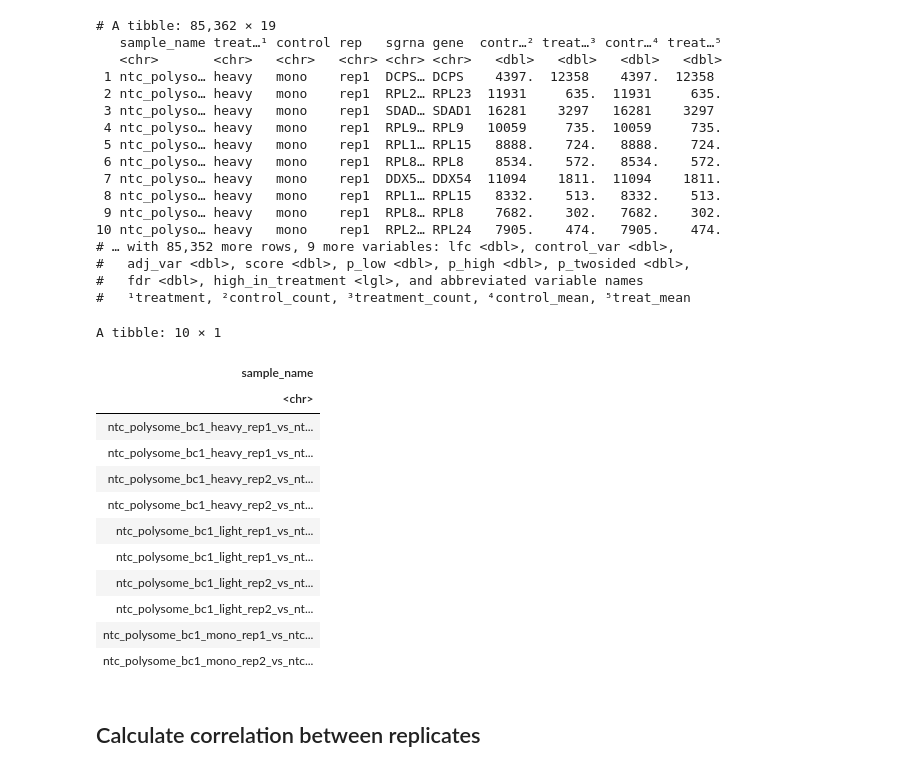
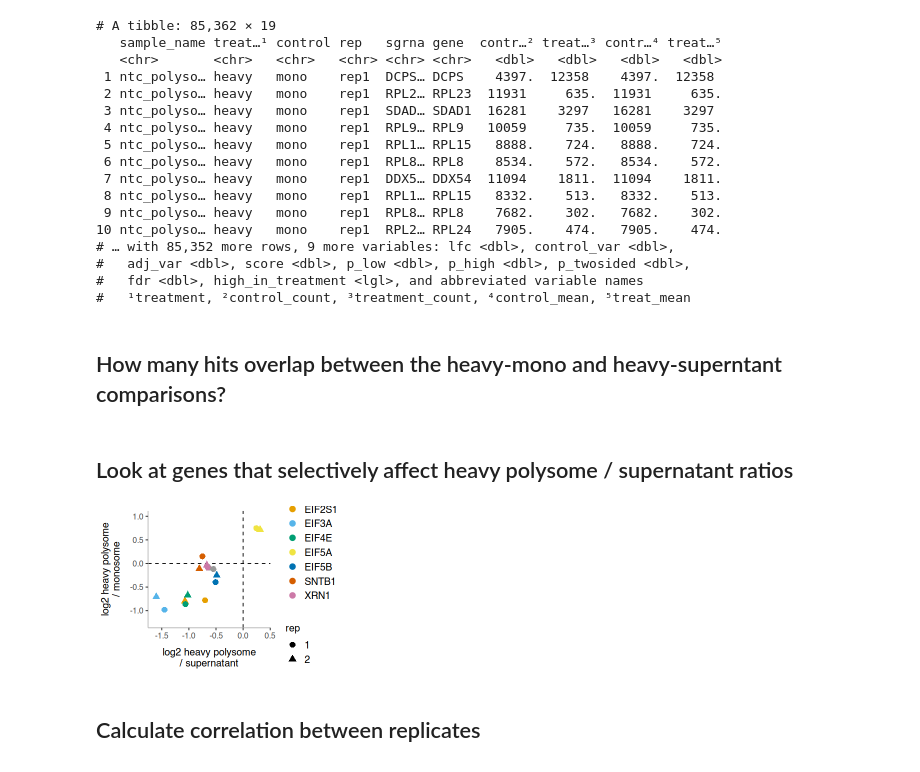
Before and after one commit to rasilab/nugent_2024, a Jupyter notebook: analysis/barcodeseq/rbp_barcode_screens/scripts/plot_polysome_relic_data.ipynb, the cells around one changed output. Cells and saved outputs as stored; diff of their text form; code cells hidden in the pictures.

Commit message:
Plot interesting supernatant genes

```diff
--- a/analysis/barcodeseq/rbp_barcode_screens/scripts/plot_polysome_relic_data.ipynb
+++ b/analysis/barcodeseq/rbp_barcode_screens/scripts/plot_polysome_relic_data.ipynb
@@ -138,17 +138,2 @@ mageck_sgrna <- list.files("../data/mageck/", full.names = T, recursive = T, pat
-# %%
-mageck_sgrna  %>%
-  distinct(sample_name)
-# %% [output]
-A tibble: 10 × 1
-| sample_name |
-| <chr> |
-| ntc_polysome_bc1_heavy_rep1_vs_nt... |
-| ntc_polysome_bc1_heavy_rep1_vs_nt... |
-| ntc_polysome_bc1_heavy_rep2_vs_nt... |
-| ntc_polysome_bc1_heavy_rep2_vs_nt... |
-| ntc_polysome_bc1_light_rep1_vs_nt... |
-| ntc_polysome_bc1_light_rep1_vs_nt... |
-| ntc_polysome_bc1_light_rep2_vs_nt... |
-| ntc_polysome_bc1_light_rep2_vs_nt... |
-| ntc_polysome_bc1_mono_rep1_vs_ntc... |
-| ntc_polysome_bc1_mono_rep2_vs_ntc... |
+# %% [markdown]
+## How many hits overlap between the heavy-mono and heavy-superntant comparisons?
@@ -155,3 +166,27 @@ A tibble: 10 × 1
+# %% [markdown]
+## Look at genes that selectively affect heavy polysome / supernatant ratios
+# %%
+options(repr.plot.width = 4.2, repr.plot.height = 2.8)
+interesting_supernatant_genes <- c("XRN1", "DDX6", "SNTB1", "EIF3A", "EIF2S1", "EIF4E", "EIF5B", "EIF5A")
+
+mageck_gene  %>%
+  filter(gene %in% interesting_supernatant_genes, treatment == "heavy") %>%
+  select(-sample_name, -matches("score")) %>%
+  arrange(gene) %>%
+  select(control, rep, gene, lfc) %>%
+  mutate(rep = str_replace(rep, "rep", "")) %>%
+  pivot_wider(names_from = control, values_from = lfc) %>%
+  ggplot(aes(x = supernatant, y = mono, color = gene, shape = rep)) +
+  geom_hline(yintercept = 0, linetype = "dashed") +
+  geom_vline(xintercept = 0, linetype = "dashed") +
+  geom_point(size = 3)  +
+  scale_x_continuous(limits = c(-1.65, 0.4)) +
+  scale_y_continuous(limits = c(-1.25, 1)) +
+  labs(x = "log2 heavy polysome\n/ supernatant", y = "log2 heavy polysome\n/ monosome", rep = "Replicate")
+
+ggsave("../figures/interesting_supernatant_genes.pdf", width = 4.2, height = 2.8)
+# %% [output]
+[figure, added]
 # %% [markdown]
 ## Calculate correlation between replicates
 # %%
```
Also changed, not shown: parts of 2 cells of this notebook, 1 other file.
